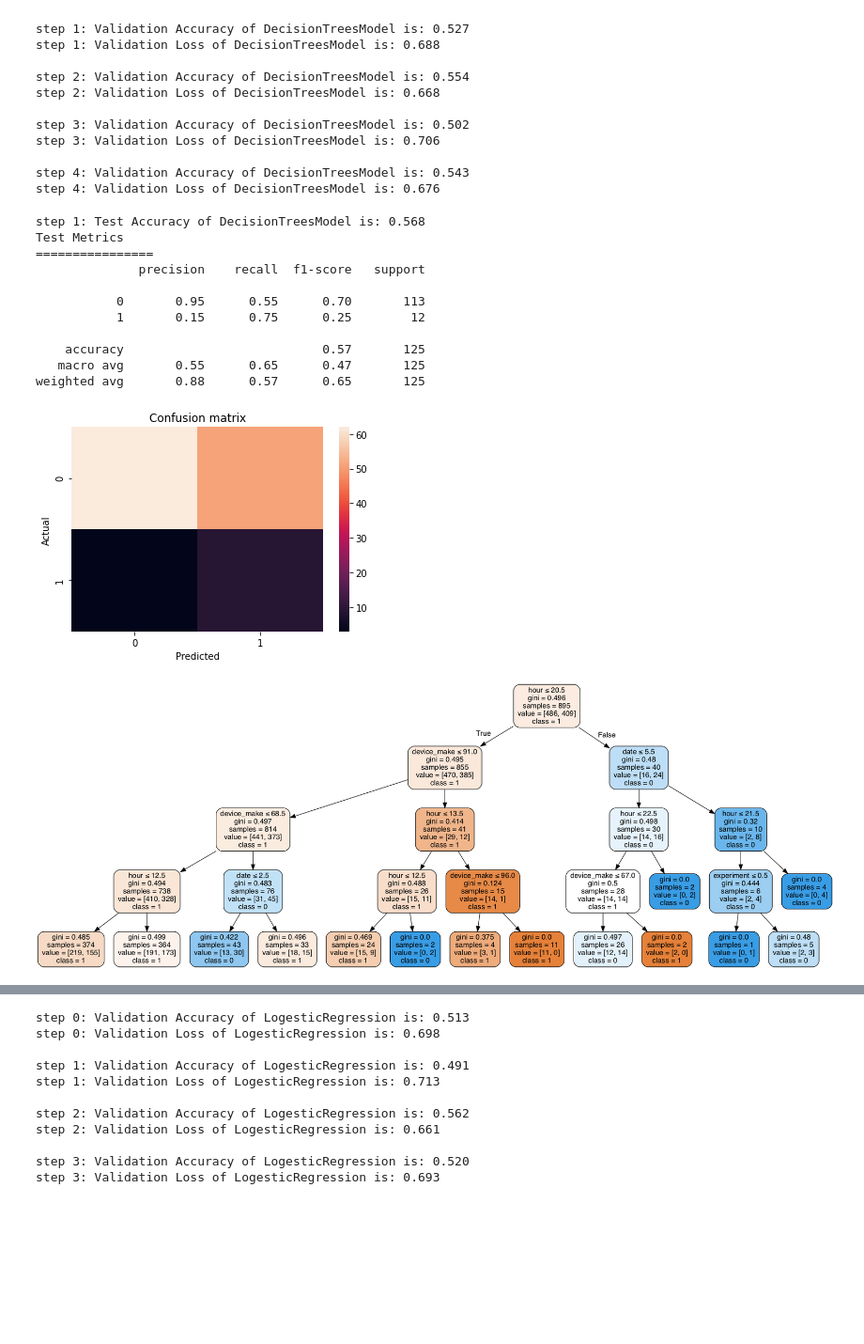
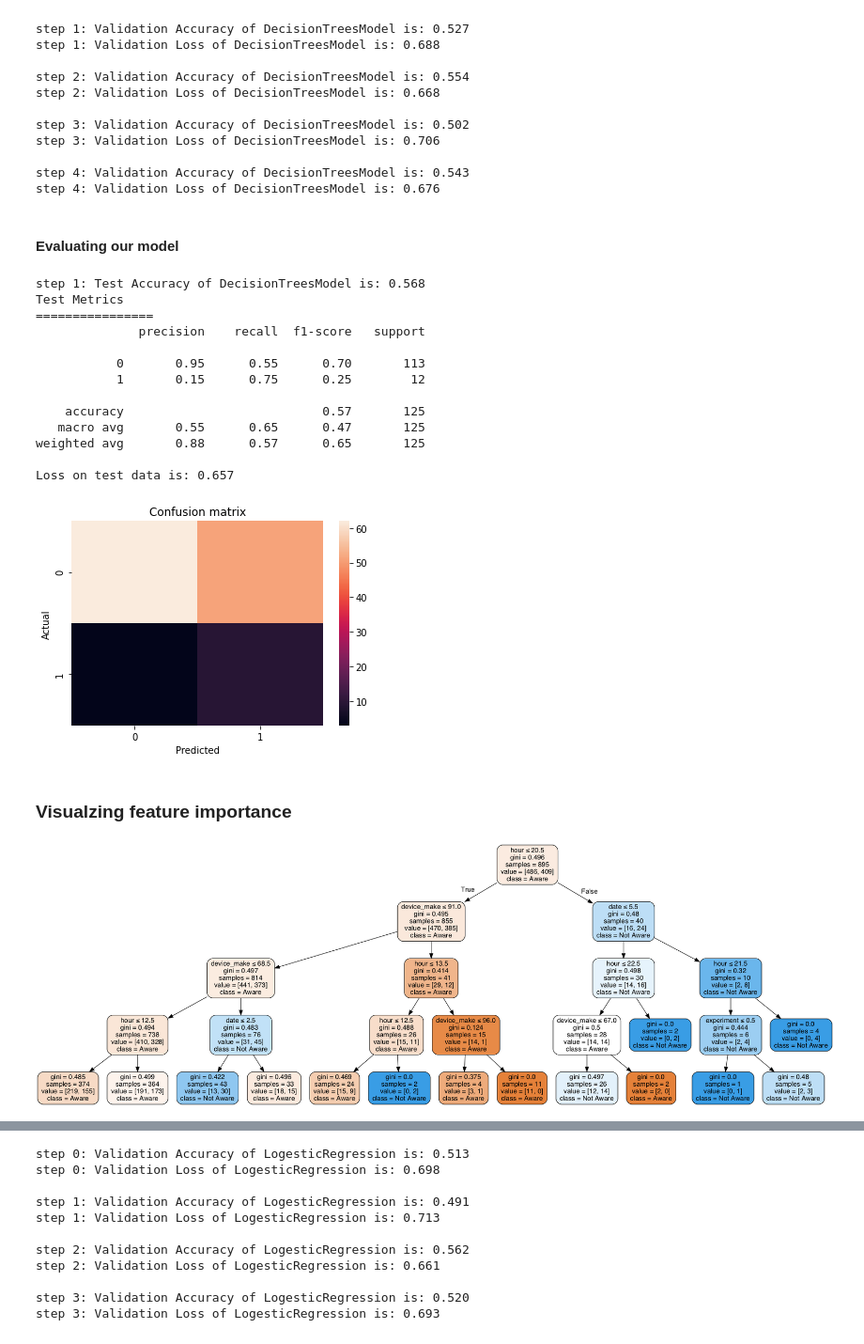
Before and after one commit to daniEL2371/abtest-mlops, a Jupyter notebook: notebooks/ML_AbTest.ipynb, the cells around one changed output, grey strips where cells are left out. Shown at 94% size. Drawn from its saved outputs; the diff is of its cells as text; code cells hidden in the pictures; blank space fills up the shorter version.

```diff
--- a/notebooks/ML_AbTest.ipynb
+++ b/notebooks/ML_AbTest.ipynb
@@ -199,9 +232,13 @@ step 3: Validation Loss of DecisionTreesModel is: 0.706
 
 step 4: Validation Accuracy of DecisionTreesModel is: 0.543
 step 4: Validation Loss of DecisionTreesModel is: 0.676
+# %% [markdown]
+#### Evaluating our model
 # %%
 
 test_acc, loss, report, confusion_matrix = decisionTreesModel.test()
+print(f"Loss on test data is: {loss:.3f}")
+print()
 # %% [output]
 step 1: Test Accuracy of DecisionTreesModel is: 0.568
 Test Metrics
@@ -214,21 +251,25 @@ Test Metrics
     accuracy                           0.57       125
    macro avg       0.55      0.65      0.47       125
 weighted avg       0.88      0.57      0.65       125
+
+Loss on test data is: 0.657
 [figure]
+# %% [markdown]
+### Visualzing feature importance
 # %%
 dot_data = StringIO()
 
 leaves_parallel=False
 feature_cols = ["experiment", "hour", "date", 'device_make']
 out_put_file = "AbTestDecisionTree.dot"
 
 dot_data = export_graphviz(clf, out_file=out_put_file,
                 filled=True, rounded=True,
-                special_characters=True, feature_names = feature_cols,class_names=['1','0'])
+                special_characters=True, feature_names = feature_cols,class_names=['Aware','Not Aware'])
 
 graph = pydotplus.graphviz.graph_from_dot_file(out_put_file)
 graph.write_png('AbTestDecisionTree.png')
 
 Image(graph.create_png())
 # %% [output]
-[figure, old version]
+[figure, new version]
```
Also changed, not shown: parts of 13 cells of this notebook, 2 other files.
